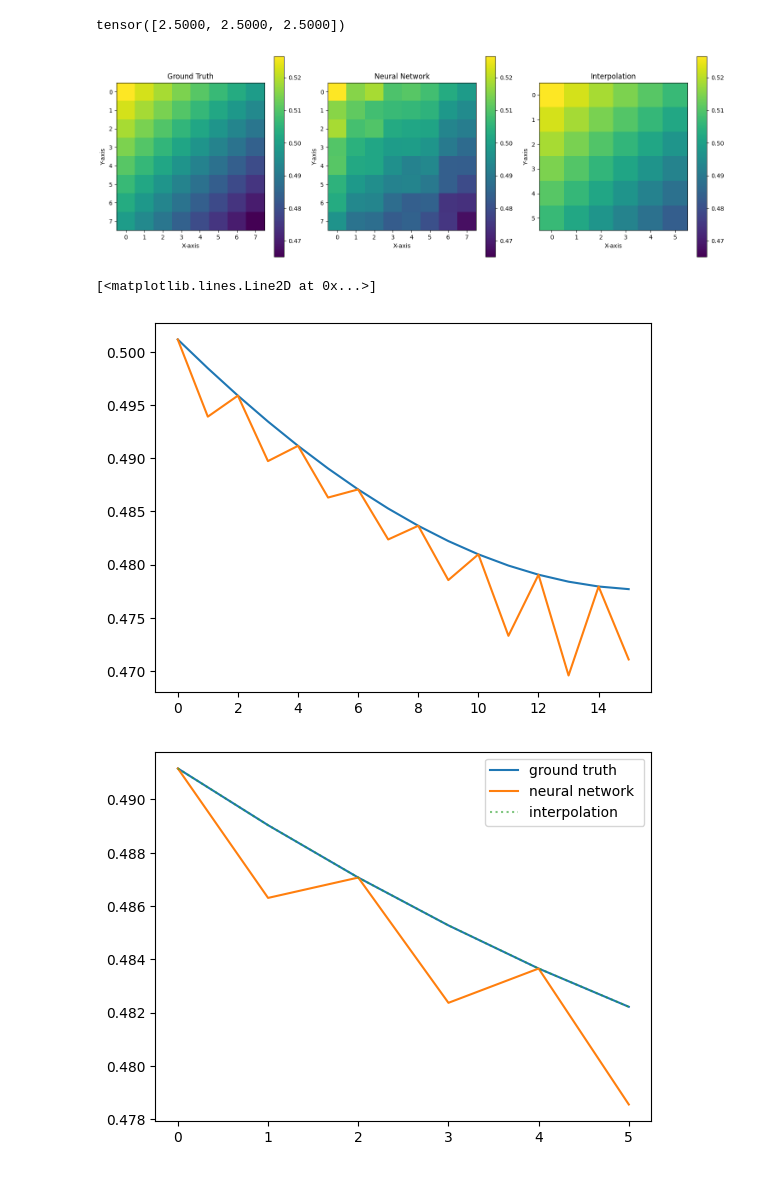
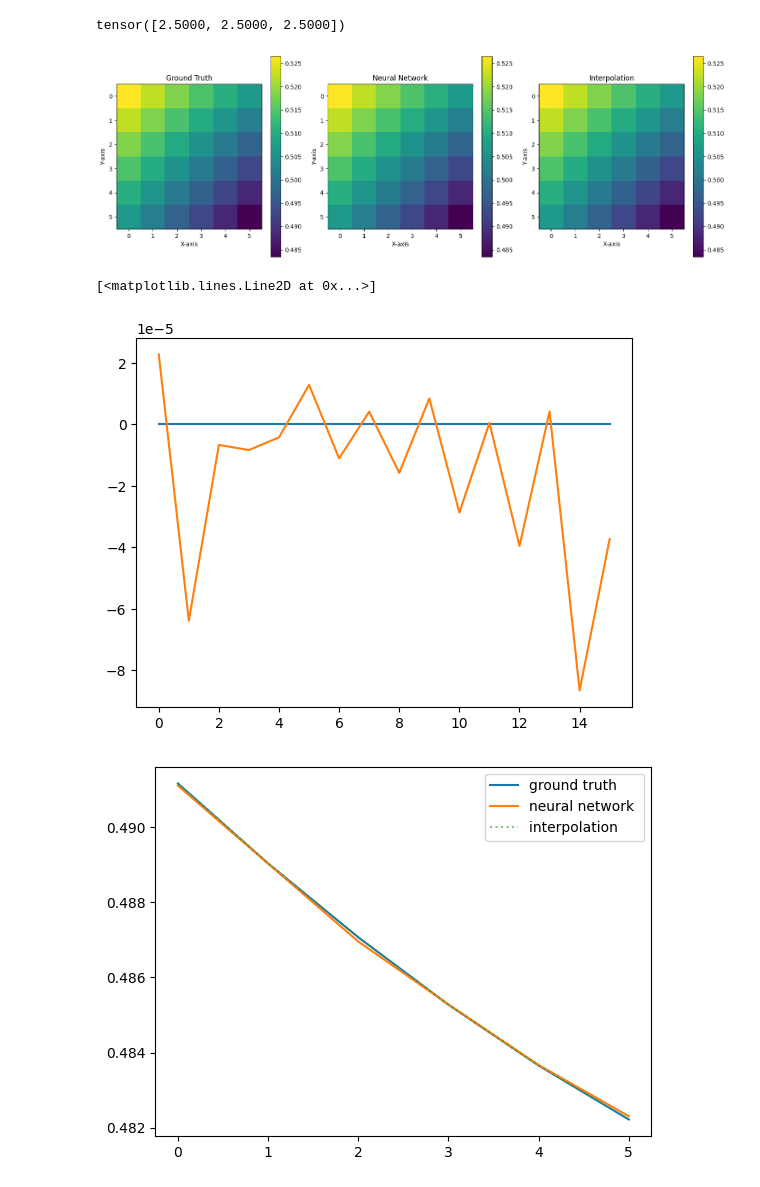
Before and after one commit to ThomasHelfer/TorchGRTL, a Jupyter notebook: notebook.ipynb, the cells around one changed output. Saved outputs shown, nothing was run; the diff lists cells and outputs as text; code cells hidden in the pictures.

Commit message:
fixed visualisation bug

```diff
--- a/notebook.ipynb
+++ b/notebook.ipynb
@@ -304,21 +309,24 @@ box = 0
 channel = 0
 slice = 9
 # Note we remove some part of the grid as the interpolation needs space
-max_val = torch.max(y_batch[box, channel, diff-1:-diff+1, diff-1:-diff+1, slice-1]).cpu().numpy()
-min_val = torch.min(y_batch[box, channel, diff-1:-diff+1, diff-1:-diff+1, slice-1]).cpu().numpy()
+max_val = torch.max(y_batch[box, channel, diff-1:-diff-1, diff-1:-diff-1, slice-1]).cpu().numpy()
+min_val = torch.min(y_batch[box, channel, diff-1:-diff-1, diff-1:-diff-1, slice-1]).cpu().numpy()
+net.eval()
+y_pred = net(X_batch.detach())
+
 
 # Create subplots
 fig, axes = plt.subplots(1, 3, figsize=(15, 5))
 
 # Plot ground truth
 axes[0].set_title("Ground Truth")
-im0 = axes[0].imshow(y_batch[box, channel, diff-1:-diff+1,diff-1:-diff+1, slice - 1].cpu().numpy(), vmin=min_val, vmax=max_val, cmap='viridis')
+im0 = axes[0].imshow(y_batch[box, channel, diff-1:-diff-1,diff-1:-diff-1, slice - 1].cpu().numpy(), vmin=min_val, vmax=max_val, cmap='viridis')
 axes[0].set_xlabel('X-axis')
 axes[0].set_ylabel('Y-axis')
 
 # Plot Neural Network
 axes[1].set_title("Neural Network")
-im1 = axes[1].imshow(y_pred[box, channel, diff-1:-diff+1,diff-1:-diff+1, slice -1 ].detach().cpu().numpy(), vmin=min_val, vmax=max_val, cmap='viridis')
+im1 = axes[1].imshow(y_pred[box, channel, diff-1:-diff-1,diff-1:-diff-1, slice -1 ].detach().cpu().numpy(), vmin=min_val, vmax=max_val, cmap='viridis')
 axes[1].set_xlabel('X-axis')
 axes[1].set_ylabel('Y-axis')
 
@@ -338,26 +346,30 @@ cbar2 = fig.colorbar(im2, ax=axes[2])
 plt.tight_layout()
 plt.show()
 # %% [output]
-[figure, old version]
+[figure, new version]
 # %%
 box = 5
-channel = 0
+channel = 2
 slice = 5
 plt.plot(
     y_batch[box, channel, :, slice-1, slice-1].detach().cpu().numpy(),
     label="ground truth"
 )
 plt.plot(
     y_pred[box, channel, :, slice-1, slice-1].detach().cpu().numpy(),
     label="neural network "
 )
 # %% [output]
 [<matplotlib.lines.Line2D at 0x...>]
-[figure, old version]
+[figure, new version]
 # %%
 box = 5
 channel = 0
 slice = 5
+
+net.eval()
+y_pred = net(X_batch.detach())
+
 plt.plot(
     y_batch[box, channel, diff-1:-diff-1, slice-1, slice-1].detach().cpu().numpy(),
     label="ground truth"
@@ -378,7 +390,7 @@ plt.plot(
 plt.legend()
 plt.show()
 # %% [output]
-[figure, old version]
+[figure, new version]
 # %%
 # Calculate L2Ham performance
 my_loss = Hamiltonian_loss(oneoverdx)
```
Also changed, not shown: parts of 7 cells of this notebook.
